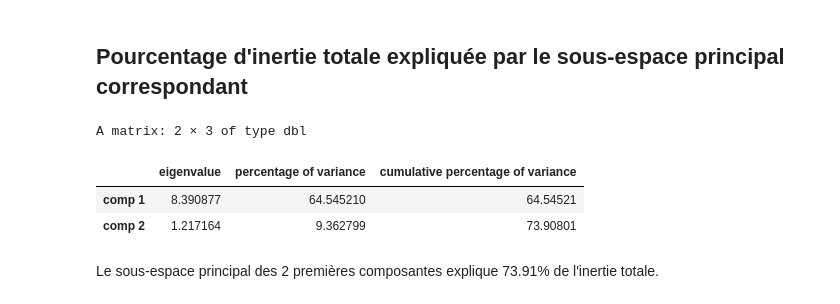
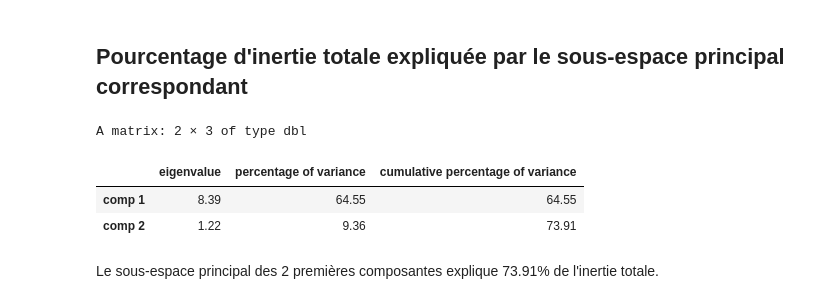
Before and after one commit to pau-anto/MathsForR, a Jupyter notebook: acp/europe_data.ipynb, the cells around one changed output. Saved outputs shown, nothing was run; the diff lists cells and outputs as text; code cells hidden in the pictures.

```diff
--- a/acp/europe_data.ipynb
+++ b/acp/europe_data.ipynb
@@ -265,13 +265,16 @@ Selon la règle de Kaiser (valeur propre > 1, ligne rouge) :
 # %% [markdown]
 ## Pourcentage d'inertie totale expliquée par le sous-espace principal correspondant
 # %%
-# Garder seulement celles avec valeur propre > 1
-res.pca$eig[res.pca$eig[, 1] > 1, ]
+# Extraction des lignes où la valeur propre est > 1, puis arrondi à 2 décimales
+res_filtre <- round(res.pca$eig[res.pca$eig[, 1] > 1, ], 2)
+
+# Affichage du résultat
+res_filtre
 # %% [output]
 A matrix: 2 × 3 of type dbl
 |  | eigenvalue | percentage of variance | cumulative percentage of variance |
-| comp 1 | 8.390877 | 64.545210 | 64.54521 |
-| comp 2 | 1.217164 | 9.362799 | 73.90801 |
+| comp 1 | 8.39 | 64.55 | 64.55 |
+| comp 2 | 1.22 | 9.36 | 73.91 |
 # %% [markdown]
 Le sous-espace principal des 2 premières composantes explique 73.91% de l'inertie totale.
 # %% [markdown]
```
Also changed, not shown: parts of 4 cells of this notebook, 4 other files.
